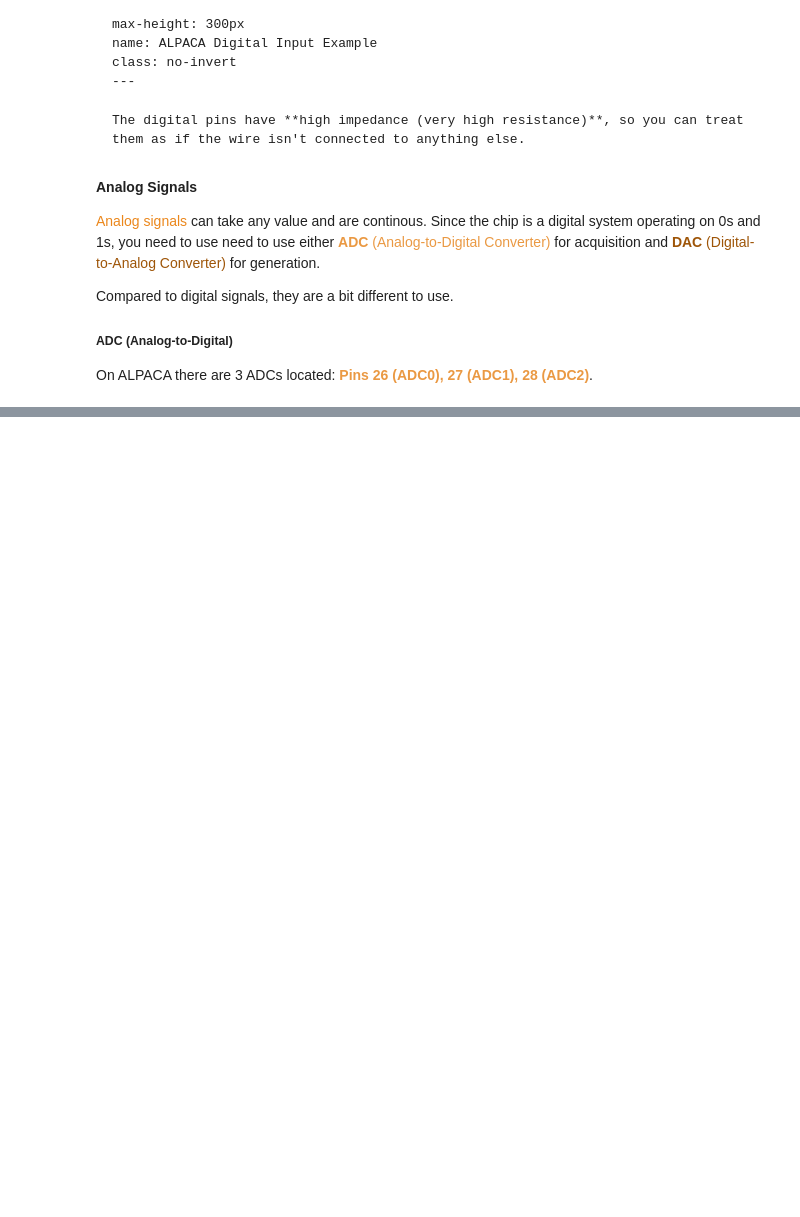
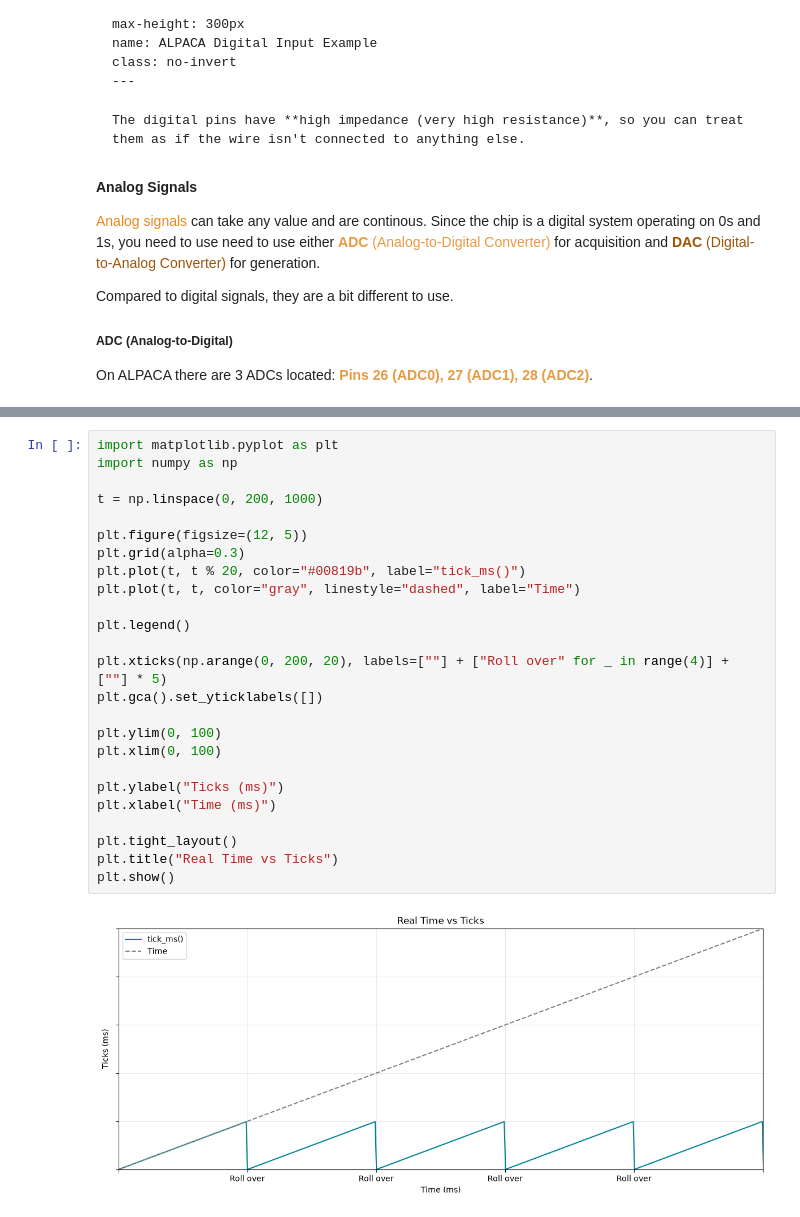
Before and after one commit to NB-TUDelft/Electronic_Instrumentation, a Jupyter notebook: book/manuals/intros/alpaca2.ipynb, the cells around one changed output, grey strips where cells are left out. Cells and saved outputs as stored; diff of their text form; blank space fills up the shorter version.

```diff
--- a/book/manuals/intros/alpaca2.ipynb
+++ b/book/manuals/intros/alpaca2.ipynb
@@ -310,0 +295,27 @@ def acquire_data():
+# %%
+import matplotlib.pyplot as plt
+import numpy as np
+
+t = np.linspace(0, 200, 1000)
+
+plt.figure(figsize=(12, 5))
+plt.grid(alpha=0.3)
+plt.plot(t, t % 20, color="#00819b", label="tick_ms()")
+plt.plot(t, t, color="gray", linestyle="dashed", label="Time")
+
+plt.legend()
+
+plt.xticks(np.arange(0, 200, 20), labels=[""] + ["Roll over" for _ in range(4)] + [""] * 5)
+plt.gca().set_yticklabels([])
+
+plt.ylim(0, 100)
+plt.xlim(0, 100)
+
+plt.ylabel("Ticks (ms)")
+plt.xlabel("Time (ms)")
+
+plt.tight_layout()
+plt.title("Real Time vs Ticks")
+plt.show()
+# %% [output]
+[figure, added]
```
Also changed, not shown: parts of 4 cells of this notebook, 6 other files.
